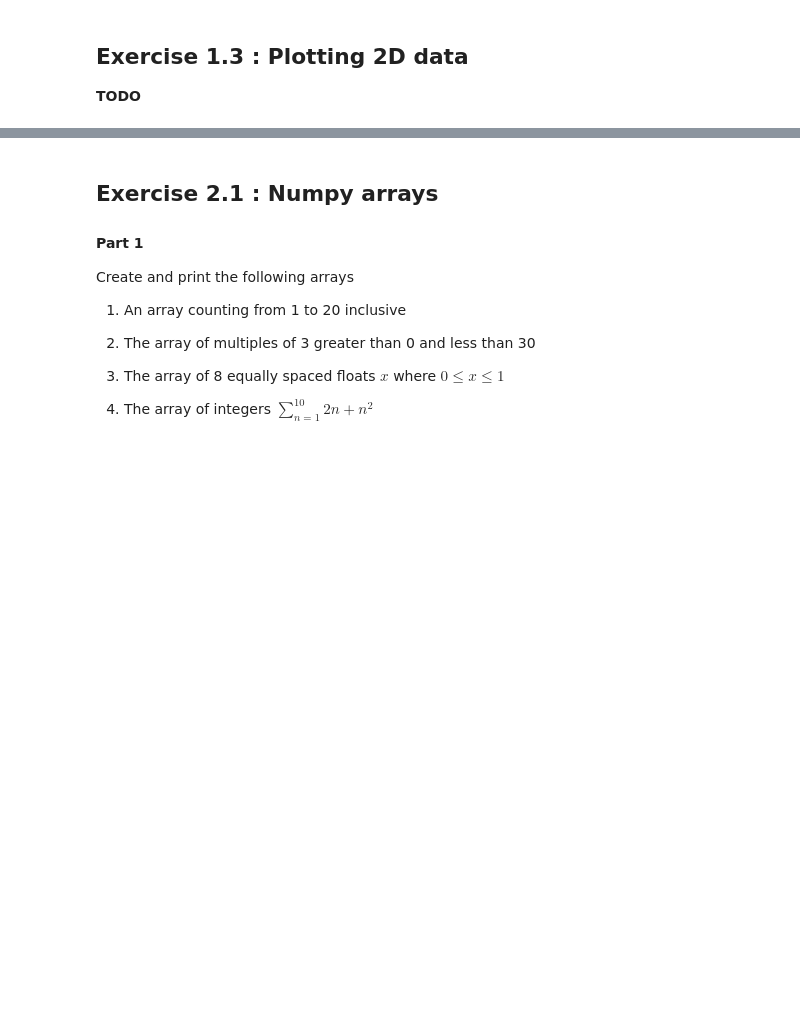
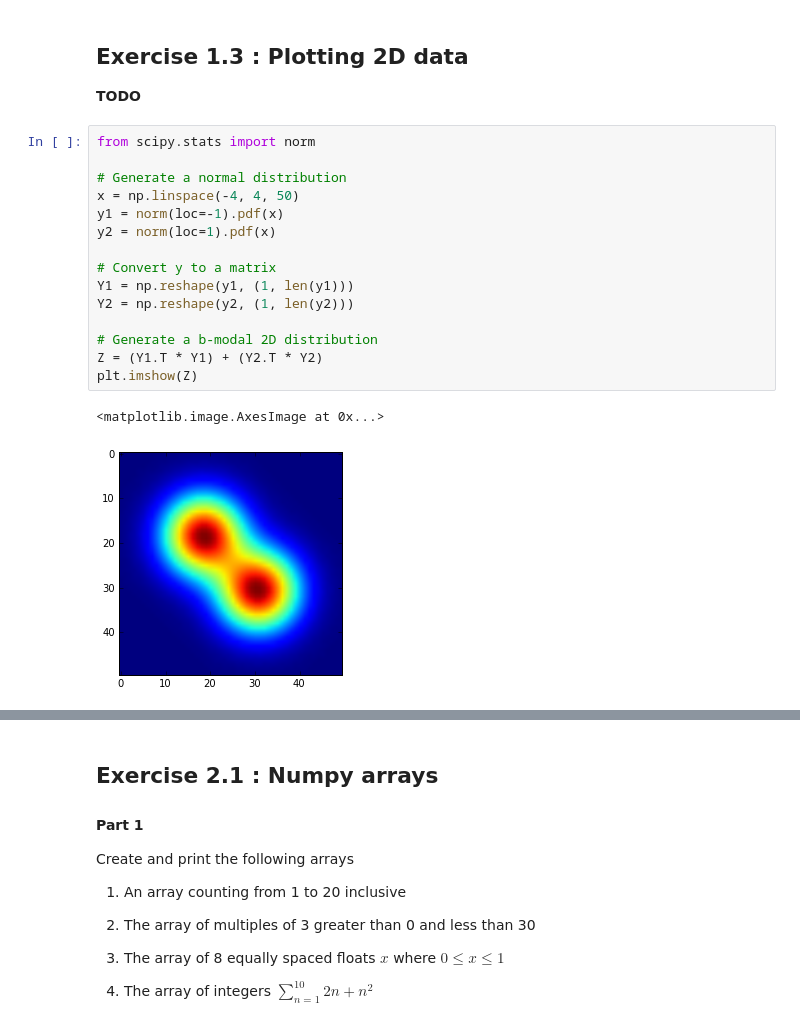
Before and after one commit to cedadev/ceda_training_mod5, a Jupyter notebook: 06-Exercises.ipynb, the cells around one changed output, grey strips where cells are left out. Cells and saved outputs as stored; diff of their text form; blank space fills up the shorter version.

```diff
--- a/06-Exercises.ipynb
+++ b/06-Exercises.ipynb
@@ -42,3 +42,21 @@ Create 2 plots side by side showing a close-up of the two intersecting points be
 ## Exercise 1.3 : Plotting 2D data
 
 **TODO**
+# %%
+from scipy.stats import norm
+
+# Generate a normal distribution
+x = np.linspace(-4, 4, 50)
+y1 = norm(loc=-1).pdf(x)
+y2 = norm(loc=1).pdf(x)
+
+# Convert y to a matrix
+Y1 = np.reshape(y1, (1, len(y1)))
+Y2 = np.reshape(y2, (1, len(y2)))
+
+# Generate a b-modal 2D distribution
+Z = (Y1.T * Y1) + (Y2.T * Y2)
+plt.imshow(Z)
+# %% [output]
+<matplotlib.image.AxesImage at 0x...>
+[figure, added]
```
Also changed, not shown: parts of 1 cell of this notebook, 3 other files.
